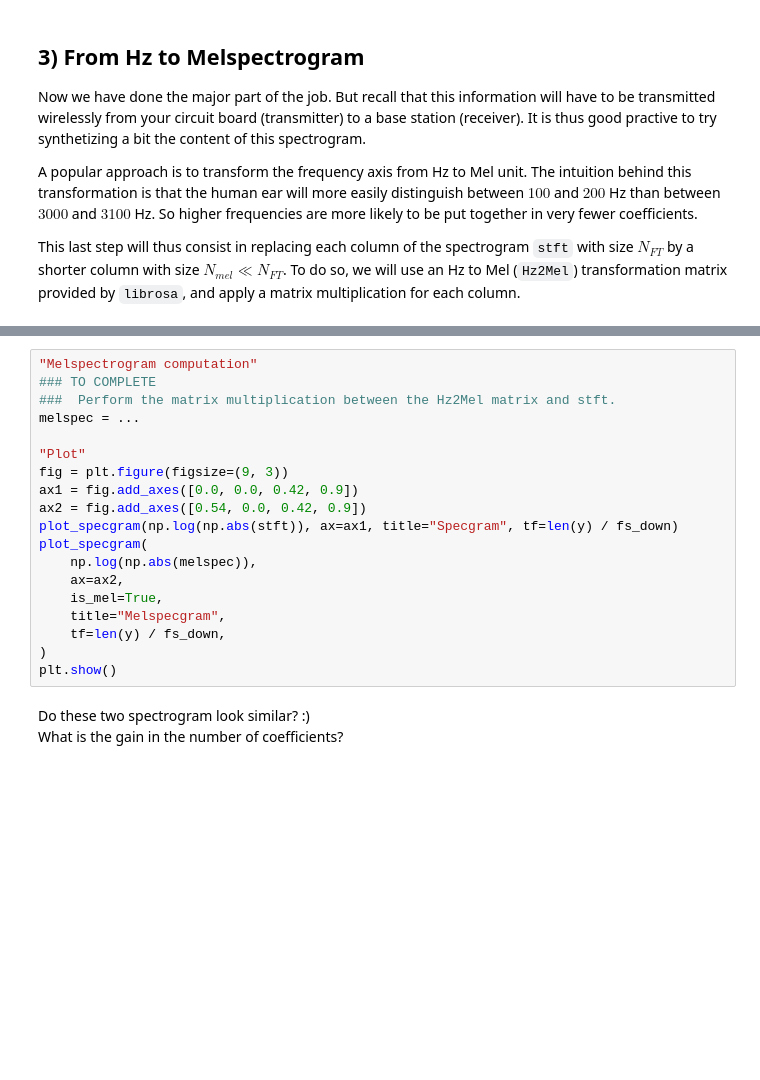
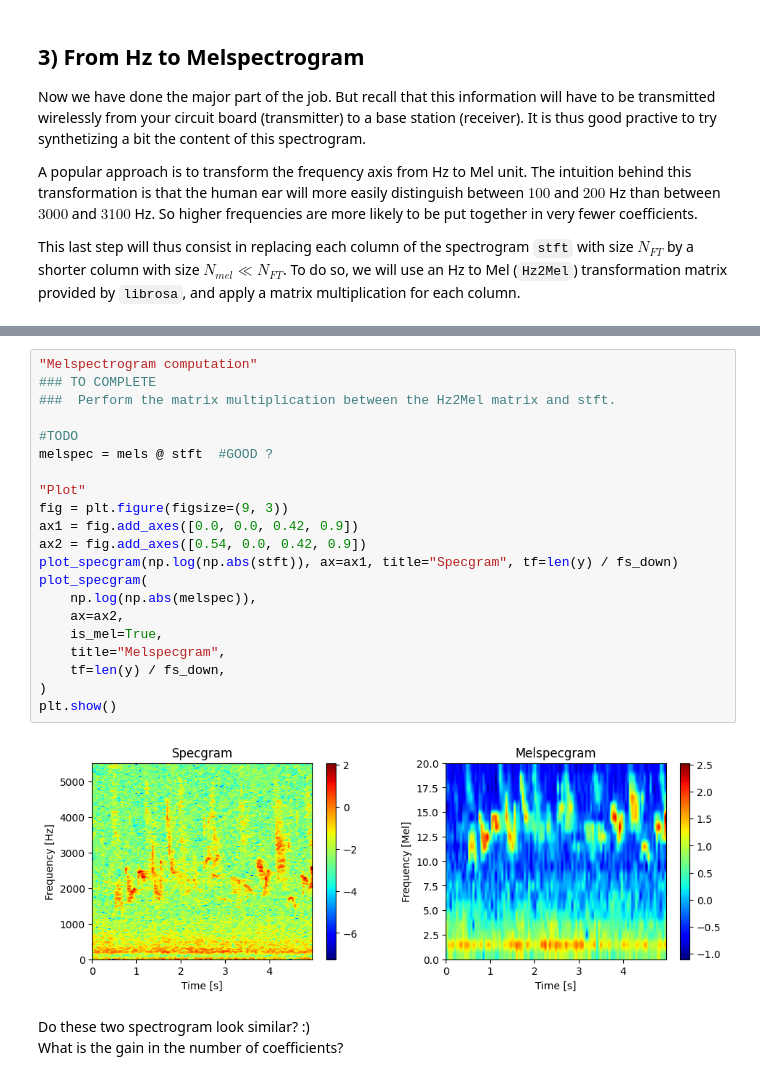
Before and after one commit to LELEC210X/LELEC210X, a Jupyter notebook: classification/h1_feature_vectors.ipynb, the cells around one changed output, grey strips where cells are left out. Drawn from its saved outputs; the diff is of its cells as text; blank space fills up the shorter version.

```diff
--- a/classification/h1_feature_vectors.ipynb
+++ b/classification/h1_feature_vectors.ipynb
@@ -263,22 +308,26 @@ plt.show()
 # %%
 "Melspectrogram computation"
 ### TO COMPLETE
 ###  Perform the matrix multiplication between the Hz2Mel matrix and stft.
-melspec = ...
+
+#TODO
+melspec = mels @ stft  #GOOD ?
 
 "Plot"
 fig = plt.figure(figsize=(9, 3))
 ax1 = fig.add_axes([0.0, 0.0, 0.42, 0.9])
 ax2 = fig.add_axes([0.54, 0.0, 0.42, 0.9])
 plot_specgram(np.log(np.abs(stft)), ax=ax1, title="Specgram", tf=len(y) / fs_down)
 plot_specgram(
     np.log(np.abs(melspec)),
     ax=ax2,
     is_mel=True,
     title="Melspecgram",
     tf=len(y) / fs_down,
 )
 plt.show()
+# %% [output]
+[figure, added]
 # %% [markdown]
 Do these two spectrogram look similar? :) <br>
 What is the gain in the number of coefficients?
```
Also changed, not shown: parts of 14 cells of this notebook.
